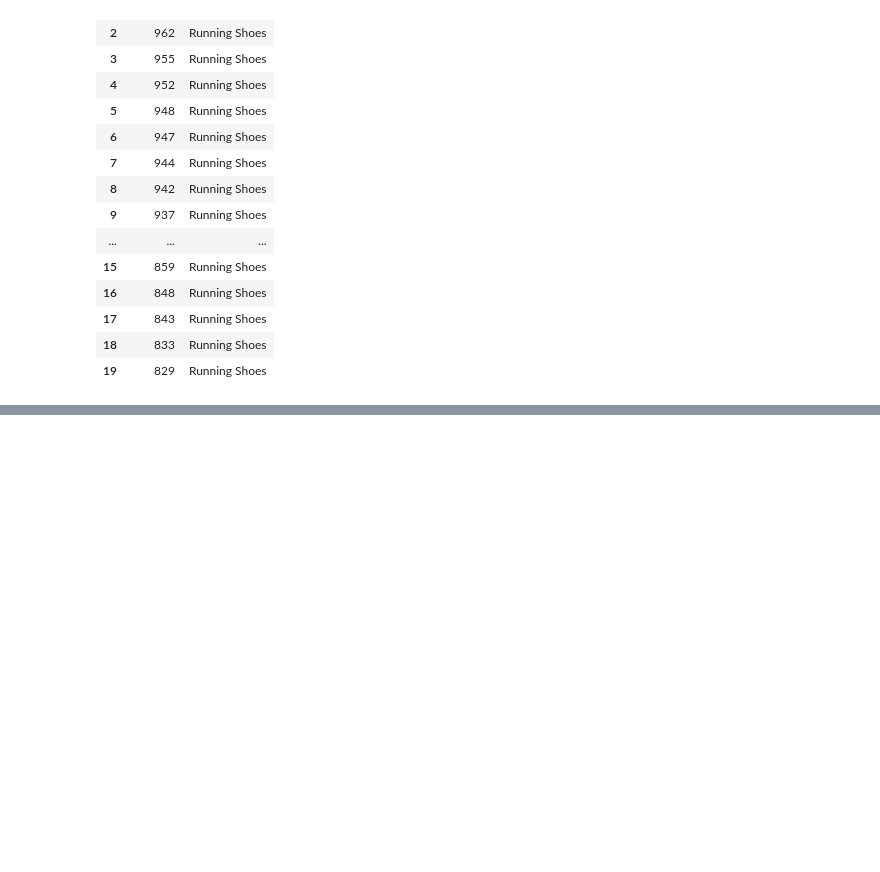
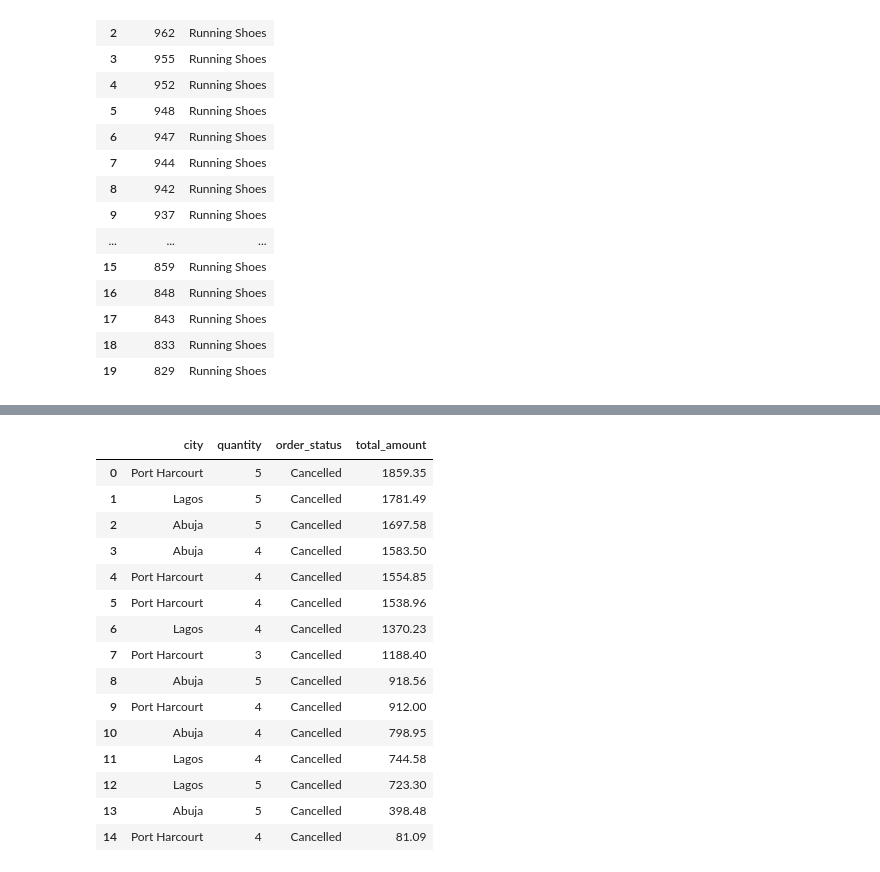
Before and after one commit to Thomasayanfeoluwa/2026-Python-Training-Class---Tutorial-For-Beginners, a Jupyter notebook: sqlite3.ipynb, the cells around one changed output, grey strips where cells are left out. Saved outputs shown, nothing was run; the diff lists cells and outputs as text; code cells hidden in the pictures; blank space fills up the shorter version.

```diff
--- a/sqlite3.ipynb
+++ b/sqlite3.ipynb
@@ -609,0 +639,34 @@ run_sql("""
+# %%
+"""
+Challenge 1: The Multi-Condition Regional Filter
+Write a query to find all orders where:
+1. The city is either 'Lagos', 'Abuja', or 'Port Harcourt' (hint: think of a clean shortcut operator for this).
+2. The quantity is greater than or equal to 3.
+3. The order status is not 'Cancelled'.
+Order the results by total_amount from highest to lowest, and limit the output to 15.
+"""
+
+run_sql("""
+    SELECT city, quantity, order_status, total_amount
+    FROM orders
+    WHERE city IN ('Lagos', 'Abuja', 'Port Harcourt') AND quantity >= 3 AND order_status = 'Cancelled'
+    ORDER BY total_amount DESC
+    LIMIT 15;
+""")
+# %% [output]
+|  | city | quantity | order_status | total_amount |
+| 0 | Port Harcourt | 5 | Cancelled | 1859.35 |
+| 1 | Lagos | 5 | Cancelled | 1781.49 |
+| 2 | Abuja | 5 | Cancelled | 1697.58 |
+| 3 | Abuja | 4 | Cancelled | 1583.50 |
+| 4 | Port Harcourt | 4 | Cancelled | 1554.85 |
+| 5 | Port Harcourt | 4 | Cancelled | 1538.96 |
+| 6 | Lagos | 4 | Cancelled | 1370.23 |
+| 7 | Port Harcourt | 3 | Cancelled | 1188.40 |
+| 8 | Abuja | 5 | Cancelled | 918.56 |
+| 9 | Port Harcourt | 4 | Cancelled | 912.00 |
+| 10 | Abuja | 4 | Cancelled | 798.95 |
+| 11 | Lagos | 4 | Cancelled | 744.58 |
+| 12 | Lagos | 5 | Cancelled | 723.30 |
+| 13 | Abuja | 5 | Cancelled | 398.48 |
+| 14 | Port Harcourt | 4 | Cancelled | 81.09 |
```
Also changed, not shown: parts of 4 cells of this notebook.
